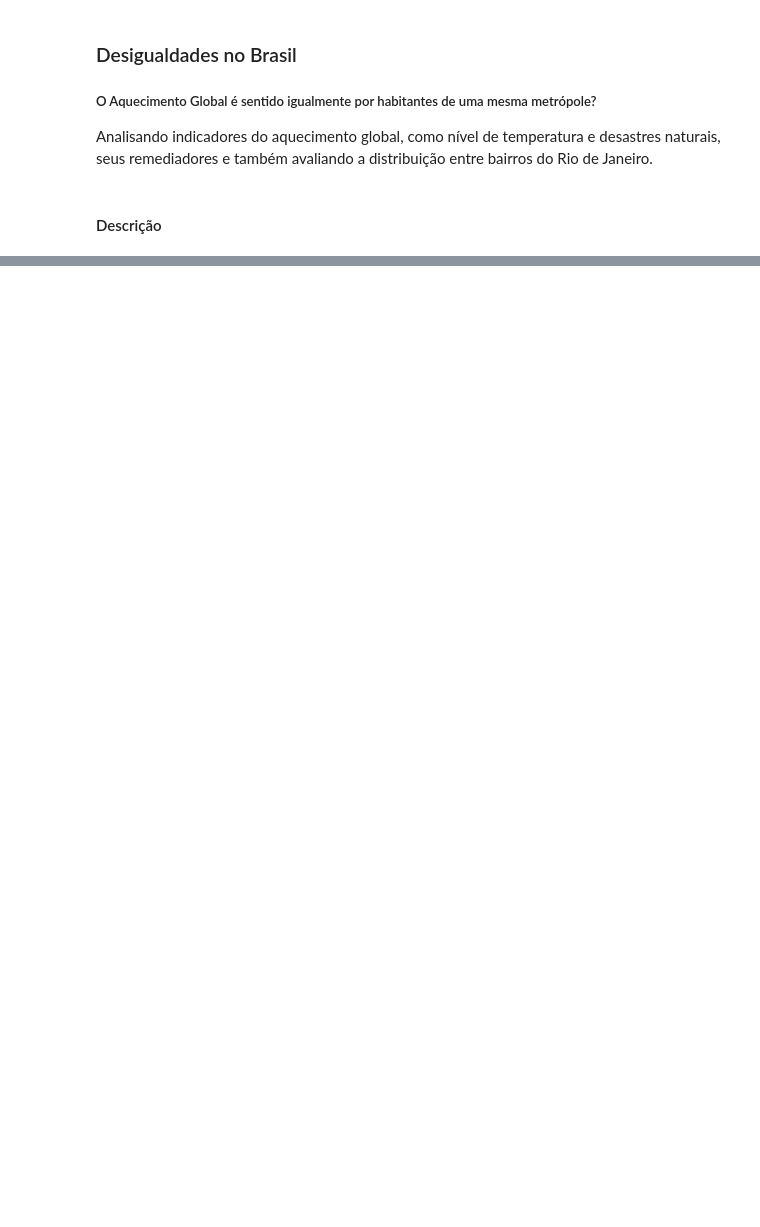
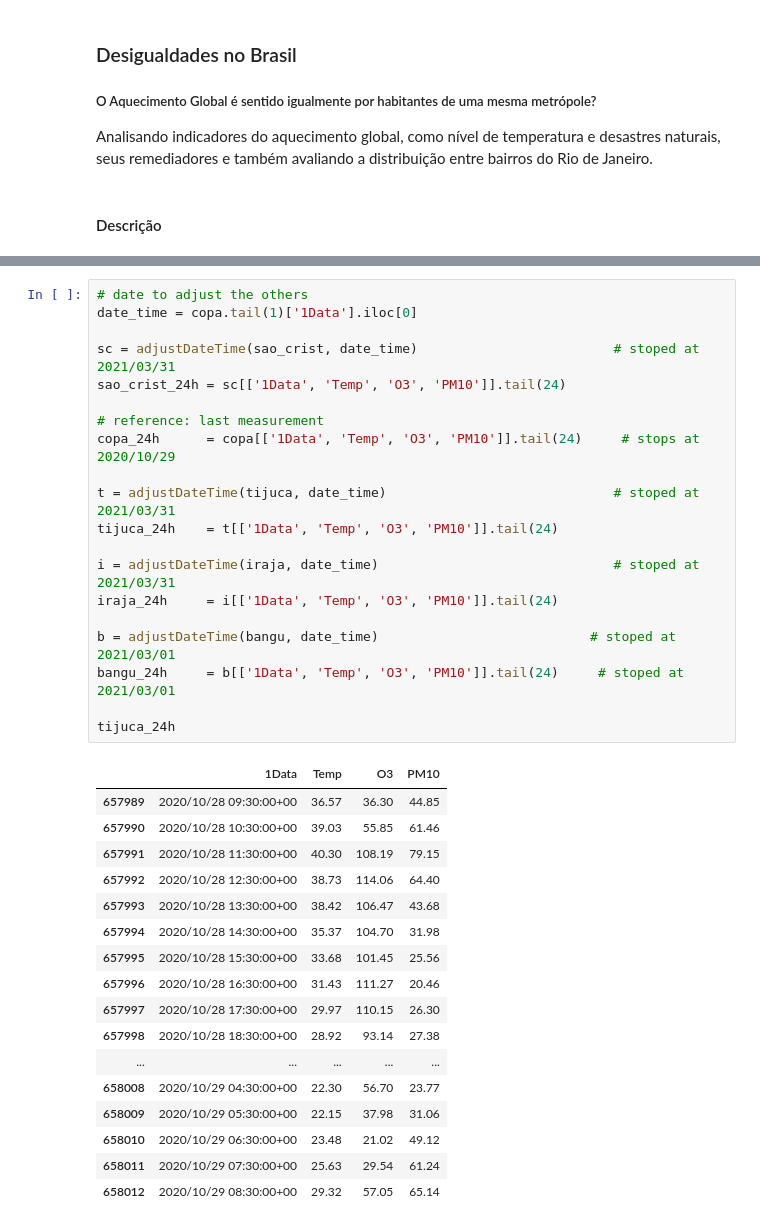
Before and after one commit to KeithFabre/analytica-process, a Jupyter notebook: data_analysis/analysis_pt_br.ipynb, the cells around one changed output, grey strips where cells are left out. Cells and saved outputs as stored; diff of their text form; blank space fills up the shorter version.

```diff
--- a/data_analysis/analysis_pt_br.ipynb
+++ b/data_analysis/analysis_pt_br.ipynb
@@ -58,0 +159,38 @@ df_e.head()
+# %%
+# date to adjust the others
+date_time = copa.tail(1)['1Data'].iloc[0]
+
+sc = adjustDateTime(sao_crist, date_time)                         # stoped at 2021/03/31
+sao_crist_24h = sc[['1Data', 'Temp', 'O3', 'PM10']].tail(24)
+
+# reference: last measurement
+copa_24h      = copa[['1Data', 'Temp', 'O3', 'PM10']].tail(24)     # stops at 2020/10/29
+
+t = adjustDateTime(tijuca, date_time)                             # stoped at 2021/03/31
+tijuca_24h    = t[['1Data', 'Temp', 'O3', 'PM10']].tail(24)
+
+i = adjustDateTime(iraja, date_time)                              # stoped at 2021/03/31
+iraja_24h     = i[['1Data', 'Temp', 'O3', 'PM10']].tail(24)
+
+b = adjustDateTime(bangu, date_time)                           # stoped at 2021/03/01
+bangu_24h     = b[['1Data', 'Temp', 'O3', 'PM10']].tail(24)     # stoped at 2021/03/01
+
+tijuca_24h
+# %% [output]
+|  | 1Data | Temp | O3 | PM10 |
+| 657989 | 2020/10/28 09:30:00+00 | 36.57 | 36.30 | 44.85 |
+| 657990 | 2020/10/28 10:30:00+00 | 39.03 | 55.85 | 61.46 |
+| 657991 | 2020/10/28 11:30:00+00 | 40.30 | 108.19 | 79.15 |
+| 657992 | 2020/10/28 12:30:00+00 | 38.73 | 114.06 | 64.40 |
+| 657993 | 2020/10/28 13:30:00+00 | 38.42 | 106.47 | 43.68 |
+| 657994 | 2020/10/28 14:30:00+00 | 35.37 | 104.70 | 31.98 |
+| 657995 | 2020/10/28 15:30:00+00 | 33.68 | 101.45 | 25.56 |
+| 657996 | 2020/10/28 16:30:00+00 | 31.43 | 111.27 | 20.46 |
+| 657997 | 2020/10/28 17:30:00+00 | 29.97 | 110.15 | 26.30 |
+| 657998 | 2020/10/28 18:30:00+00 | 28.92 | 93.14 | 27.38 |
+| ... | ... | ... | ... | ... |
+| 658008 | 2020/10/29 04:30:00+00 | 22.30 | 56.70 | 23.77 |
+| 658009 | 2020/10/29 05:30:00+00 | 22.15 | 37.98 | 31.06 |
+| 658010 | 2020/10/29 06:30:00+00 | 23.48 | 21.02 | 49.12 |
+| 658011 | 2020/10/29 07:30:00+00 | 25.63 | 29.54 | 61.24 |
+| 658012 | 2020/10/29 08:30:00+00 | 29.32 | 57.05 | 65.14 |
```
Also changed, not shown: parts of 9 cells of this notebook, 1 other file.
